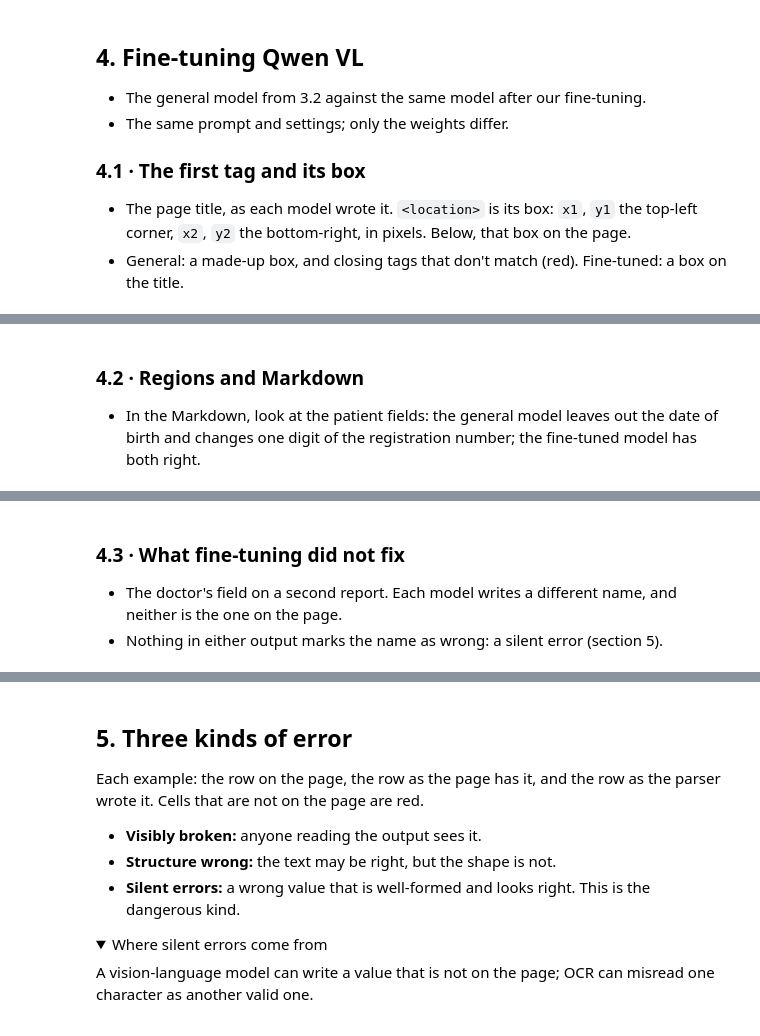
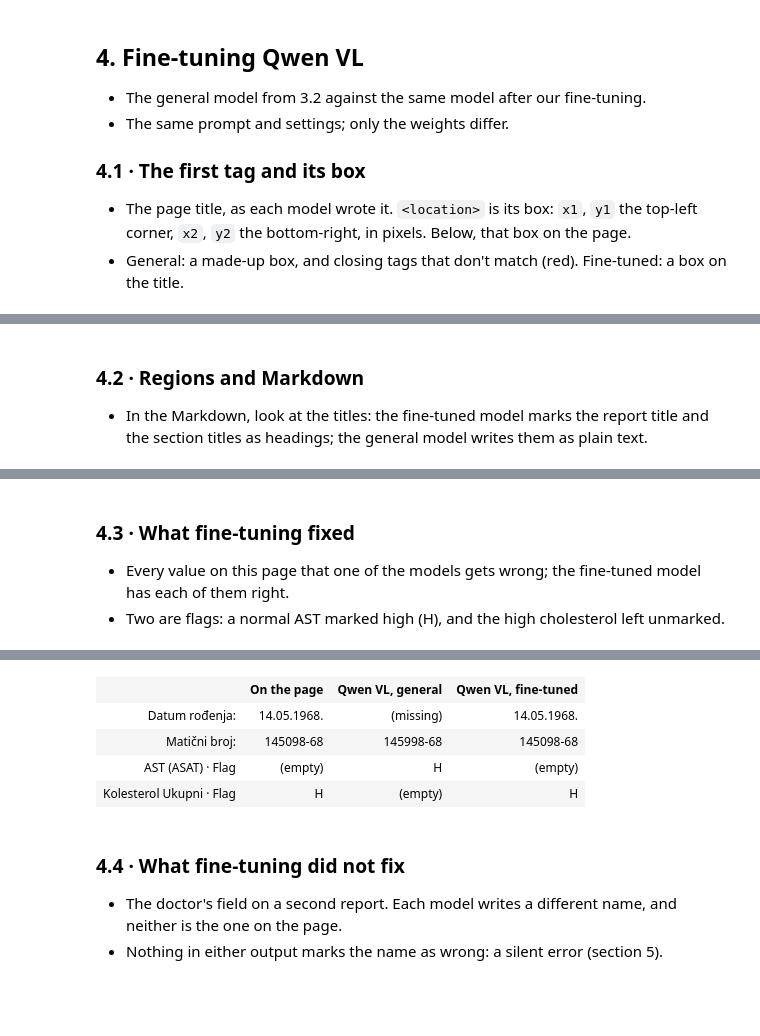
Before and after one commit to Atomic-Intelligence/document-understanding-demo, a Jupyter notebook: notebooks/demo_with_outputs.ipynb, the cells around one changed output, grey strips where cells are left out. Cells and saved outputs as stored; diff of their text form; code cells hidden in the pictures; folded sections open; blank space fills up the shorter version.

```diff
--- a/notebooks/demo_with_outputs.ipynb
+++ b/notebooks/demo_with_outputs.ipynb
@@ -491,19 +491,18 @@ show.first_tag(PAGE, qwen_general, qwen_finetuned)
 # %% [markdown]
 ### 4.2 · Regions and Markdown
 
-- In the Markdown, look at the patient fields: the general model leaves out the date of birth and
-  changes one digit of the registration number; the fine-tuned model has both right.
+- In the Markdown, look at the titles: the fine-tuned model marks the report title and the section
+  titles as headings; the general model writes them as plain text.
 # %%
 show.compare(qwen_general, qwen_finetuned)
 # %% [output]
 [interactive output not drawn]
 # %% [markdown]
-### 4.3 · What fine-tuning did not fix
+### 4.3 · What fine-tuning fixed
 
-- The doctor's field on a second report. Each model writes a different name, and neither is the one on
-  the page.
-- Nothing in either output marks the name as wrong: a silent error (section 5).
+- Every value on this page that one of the models gets wrong; the fine-tuned model has each of them
+  right.
+- Two are flags: a normal AST marked high (H), and the high cholesterol left unmarked.
 # %%
-PAGE_2 = "lab_report_2"
-show.field_error(PAGE_2, "LIJEČNIK:", data.cached(PAGE_2, "qwen_base"), data.cached(PAGE_2, "qwen_finetuned"))
+show.wrong_values(PAGE, qwen_general, qwen_finetuned)
 # %% [output]
@@ -511,16 +509,12 @@ show.field_error(PAGE_2, "LIJEČNIK:", data.cached(PAGE_2, "qwen_base"), data.ca
+|  | On the page | Qwen VL, general | Qwen VL, fine-tuned |
+| Datum rođenja: | 14.05.1968. | (missing) | 14.05.1968. |
+| Matični broj: | 145098-68 | 145998-68 | 145098-68 |
+| AST (ASAT) · Flag | (empty) | H | (empty) |
+| Kolesterol Ukupni · Flag | H | (empty) | H |
 # %% [markdown]
-## 5. Three kinds of error
+### 4.4 · What fine-tuning did not fix
 
-Each example: the row on the page, the row as the page has it, and the row as the parser wrote it.
-Cells that are not on the page are red.
-
-- **Visibly broken:** anyone reading the output sees it.
-- **Structure wrong:** the text may be right, but the shape is not.
-- **Silent errors:** a wrong value that is well-formed and looks right. This is the dangerous kind.
-
-<details><summary>Where silent errors come from</summary>
-
-A vision-language model can write a value that is not on the page; OCR can misread one character as
-another valid one.
-</details>
+- The doctor's field on a second report. Each model writes a different name, and neither is the one on
+  the page.
+- Nothing in either output marks the name as wrong: a silent error (section 5).
 # %%
```
Also changed, not shown: parts of 23 cells of this notebook, 4 other files.
